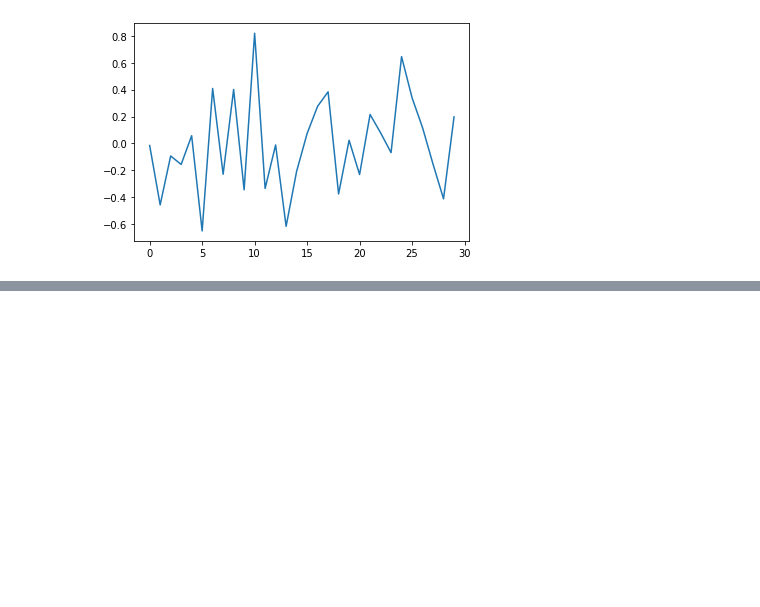
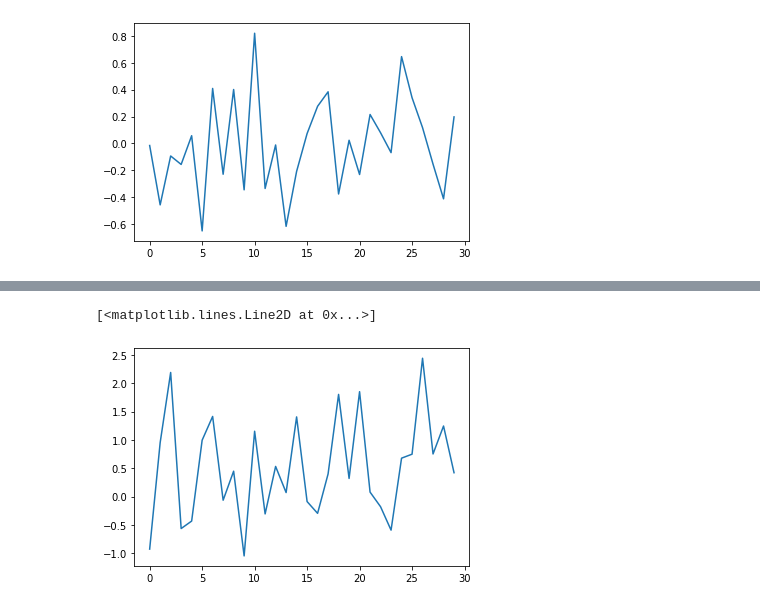
Before and after one commit to shiunru/M10821053, a Jupyter notebook: montecarlo.ipynb, the cells around one changed output, grey strips where cells are left out. Drawn from its saved outputs; the diff is of its cells as text; code cells hidden in the pictures; blank space fills up the shorter version.

```diff
--- a/montecarlo.ipynb
+++ b/montecarlo.ipynb
@@ -107,3 +113,13 @@ CCP_UT_DS
+# %%
+CCP_UT_DS
+d = [-0.928,  0.951,  2.189, -0.565, -0.433,  0.994,  1.413, -0.065,
+         0.447, -1.048,  1.152, -0.307,  0.531,  0.07 ,  1.405, -0.089,
+        -0.297,  0.399,  1.802,  0.319,  1.85 ,  0.078, -0.18 , -0.593,
+         0.677,  0.747,  2.44 ,  0.751,  1.244,  0.42 ]
+plt.plot(d)
+# %% [output]
+[<matplotlib.lines.Line2D at 0x...>]
+[figure, added]
 # %%
 CCP_DT_US
 # %%
```
Also changed, not shown: parts of 3 cells of this notebook, 1 other file.
